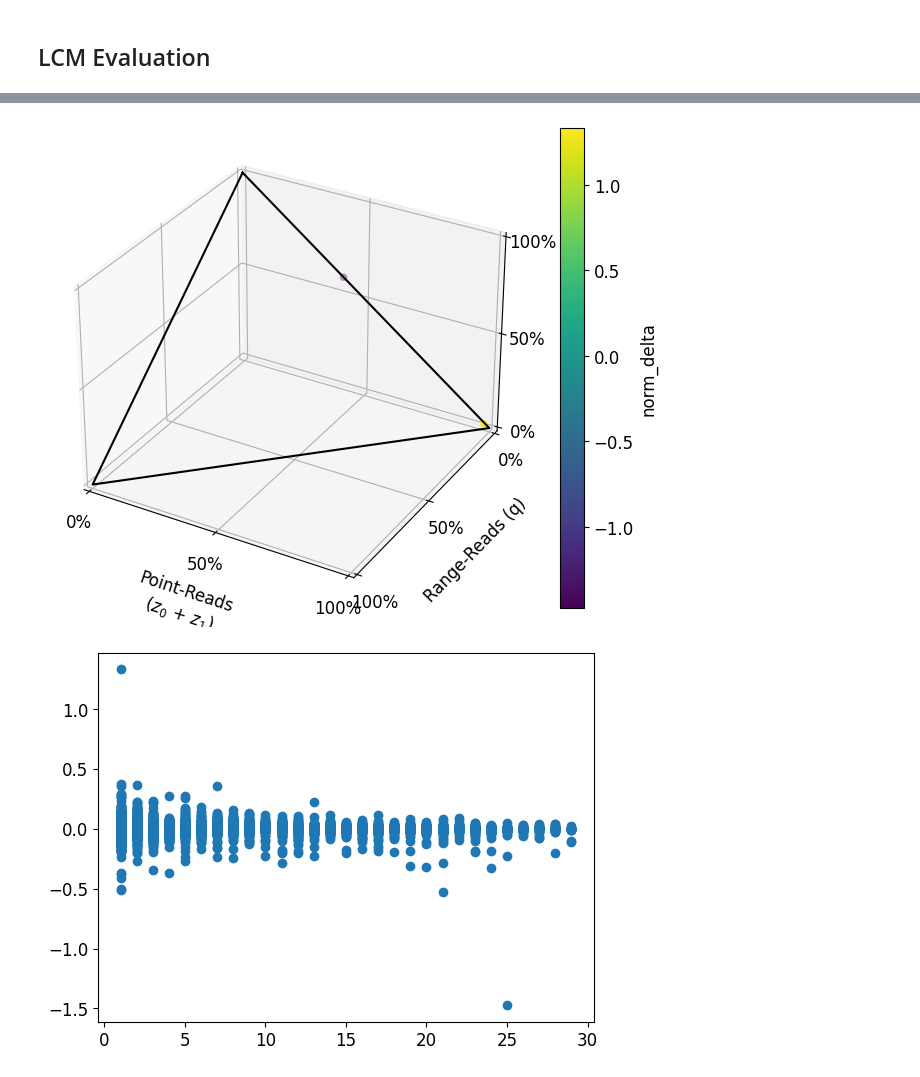
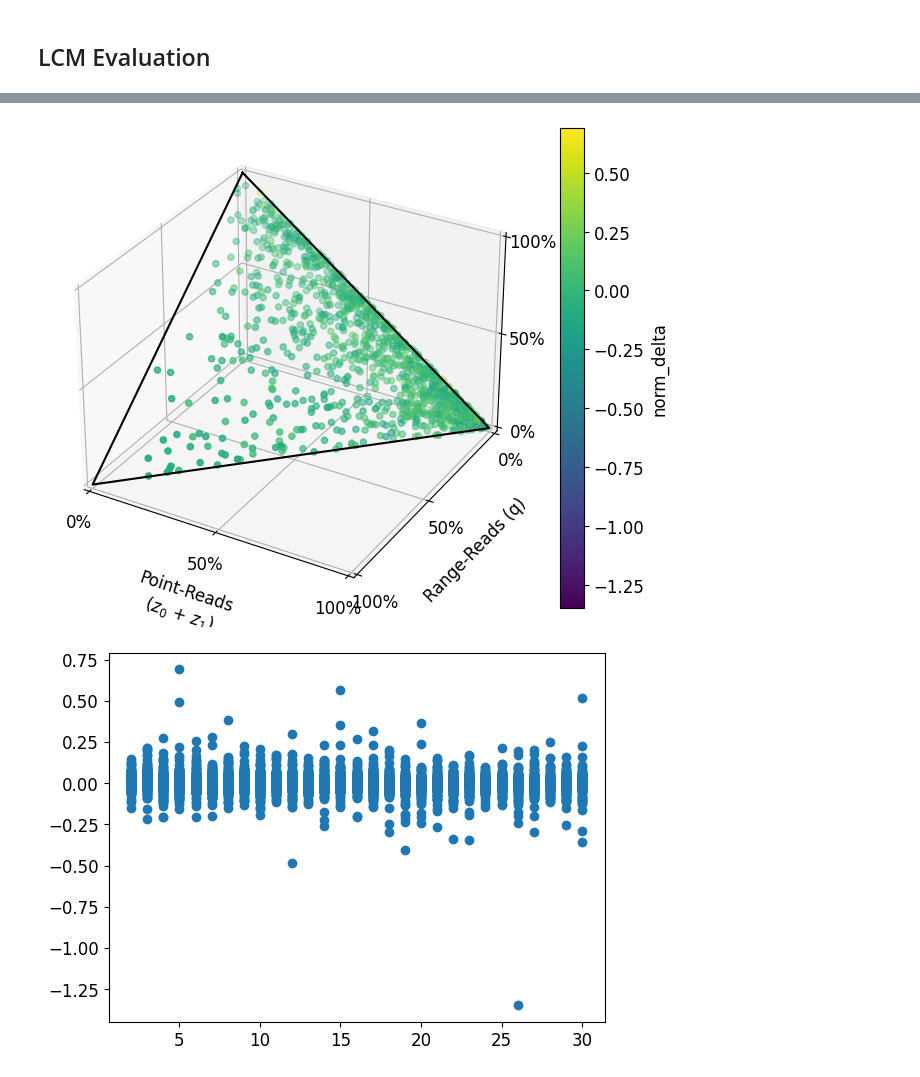
Before and after one commit to ephoris/endure-jupyter, a Jupyter notebook: experiments/00_lcm_eval.ipynb, the cells around one changed output, grey strips where cells are left out. Drawn from its saved outputs; the diff is of its cells as text; code cells hidden in the pictures.

```diff
--- a/experiments/00_lcm_eval.ipynb
+++ b/experiments/00_lcm_eval.ipynb
@@ -172,8 +172,8 @@ for _ in tqdm(range(num_samples)):
     row, design, system = eval_util.gen_random_sample()
     norm_delta = (row['cost_acm'] - row['cost_lcm']) / row['cost_acm']
     if (norm_delta < -1) or (norm_delta > 1):
-        print(norm_delta, system, design, z0, z1, q, w)
-        bad.append((norm_delta, z0, z1, q, w, design, system))
+        print(norm_delta, system, design, row['z0'], row['z1'], row['q'], row['w'])
+        bad.append((norm_delta, row['z0'], row['z1'], row['q'], row['w'], design, system))
     table.append(deepcopy(row))
 table = pd.DataFrame(table)
 df = table
@@ -284,11 +296,11 @@ fig, ax, sc, cbar = plot_workload_trend(df[(df.norm_delta < 1) & (df.norm_delta
 # %%
-fig, ax, sc, cbar = plot_workload_trend(df[(df.norm_delta > 1) | (df.norm_delta < -1)], 'norm_delta')
+fig, ax, sc, cbar = plot_workload_trend(df[(df.norm_delta > 0.05) | (df.norm_delta < -0.05)], 'norm_delta')
 # %% [output]
-[figure, old version]
+[figure, new version]
 # %%
 plt.rcParams.update({'font.size': 12})
 fig, ax = plt.subplots()
-ax.scatter(df['Q'], df.norm_delta)
+ax.scatter(df['T'], df.norm_delta)
 None
 # %% [output]
-[figure, old version]
+[figure, new version]
```
Also changed, not shown: parts of 12 cells of this notebook, 1 other file.
